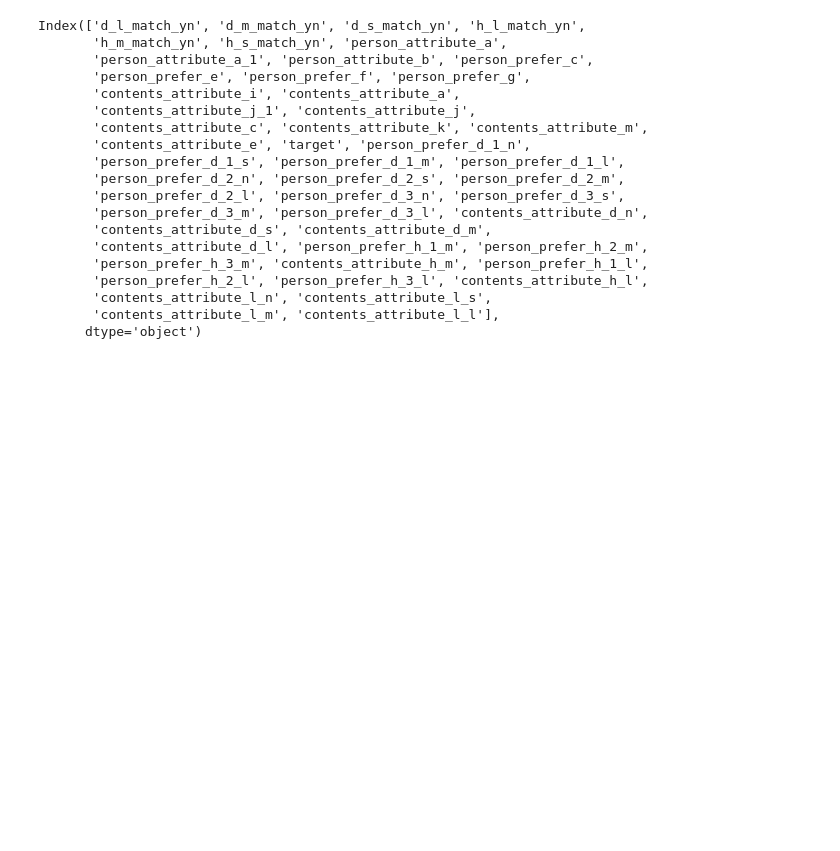
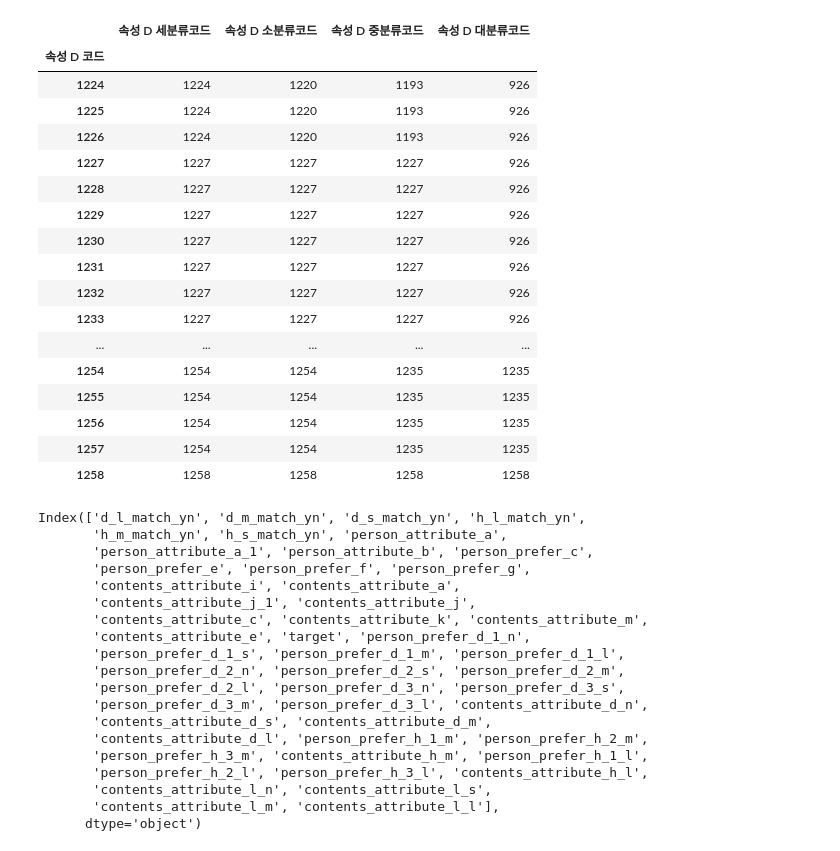
Before and after one commit to jungjongho/dacon, a Jupyter notebook: jobcare_pytorch2_visualize.ipynb, the cells around one changed output. Cells and saved outputs as stored; diff of their text form; code cells hidden in the pictures; blank space fills up the shorter version.

```diff
--- a/jobcare_pytorch2_visualize.ipynb
+++ b/jobcare_pytorch2_visualize.ipynb
@@ -23,6 +23,6 @@ import easydict
 #데이터 불러오기
 train = pd.read_csv('C:\\Users\\user\\Desktop\\computing\\outside\\dacon\\jobcare_recommend\\JobCare_data\\train.csv')
 test = pd.read_csv('C:\\Users\\user\\Desktop\\computing\\outside\\dacon\\jobcare_recommend\\JobCare_data\\test.csv')
-d_code=pd.read_csv('C:\\Users\\user\\Desktop\\computing\\outside\\dacon\\jobcare_recommend\\Jobcare_data\\속성_D_코드.csv',index_col=0).T.to_dict()
+d_code=pd.read_csv('C:\\Users\\user\\Desktop\\computing\\outside\\dacon\\jobcare_recommend\\Jobcare_data\\속성_D_코드.csv',index_col=0)
 h_code=pd.read_csv('C:\\Users\\user\\Desktop\\computing\\outside\\dacon\\jobcare_recommend\\Jobcare_data\\속성_H_코드.csv',index_col=0).T.to_dict()
 l_code=pd.read_csv('C:\\Users\\user\\Desktop\\computing\\outside\\dacon\\jobcare_recommend\\Jobcare_data\\속성_L_코드.csv',index_col=0).T.to_dict()
@@ -29,3 +52,24 @@ l_code=pd.read_csv('C:\\Users\\user\\Desktop\\computing\\outside\\dacon\\jobcare
+# %%
+d_code.tail(30)
+# %% [output]
+|  | 속성 D 세분류코드 | 속성 D 소분류코드 | 속성 D 중분류코드 | 속성 D 대분류코드 |
+| 속성 D 코드 |  |  |  |  |
+| 1224 | 1224 | 1220 | 1193 | 926 |
+| 1225 | 1224 | 1220 | 1193 | 926 |
+| 1226 | 1224 | 1220 | 1193 | 926 |
+| 1227 | 1227 | 1227 | 1227 | 926 |
+| 1228 | 1227 | 1227 | 1227 | 926 |
+| 1229 | 1227 | 1227 | 1227 | 926 |
+| 1230 | 1227 | 1227 | 1227 | 926 |
+| 1231 | 1227 | 1227 | 1227 | 926 |
+| 1232 | 1227 | 1227 | 1227 | 926 |
+| 1233 | 1227 | 1227 | 1227 | 926 |
+| ... | ... | ... | ... | ... |
+| 1254 | 1254 | 1254 | 1235 | 1235 |
+| 1255 | 1254 | 1254 | 1235 | 1235 |
+| 1256 | 1254 | 1254 | 1235 | 1235 |
+| 1257 | 1254 | 1254 | 1235 | 1235 |
+| 1258 | 1258 | 1258 | 1258 | 1258 |
 # %%
 #데이터 재가공
 def add_code(df, d_code, h_code, l_code):
```
Also changed, not shown: parts of 2 cells of this notebook, 2 other files.
